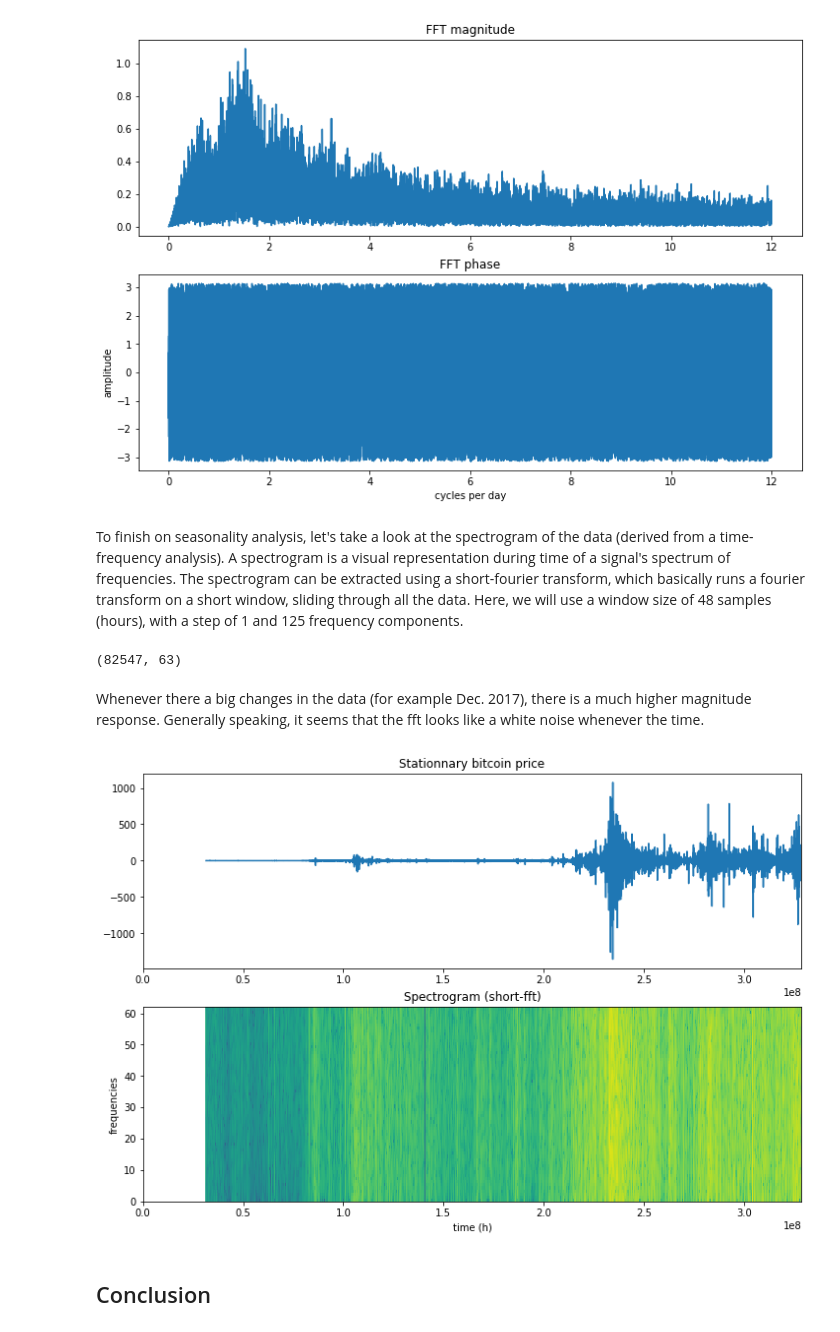
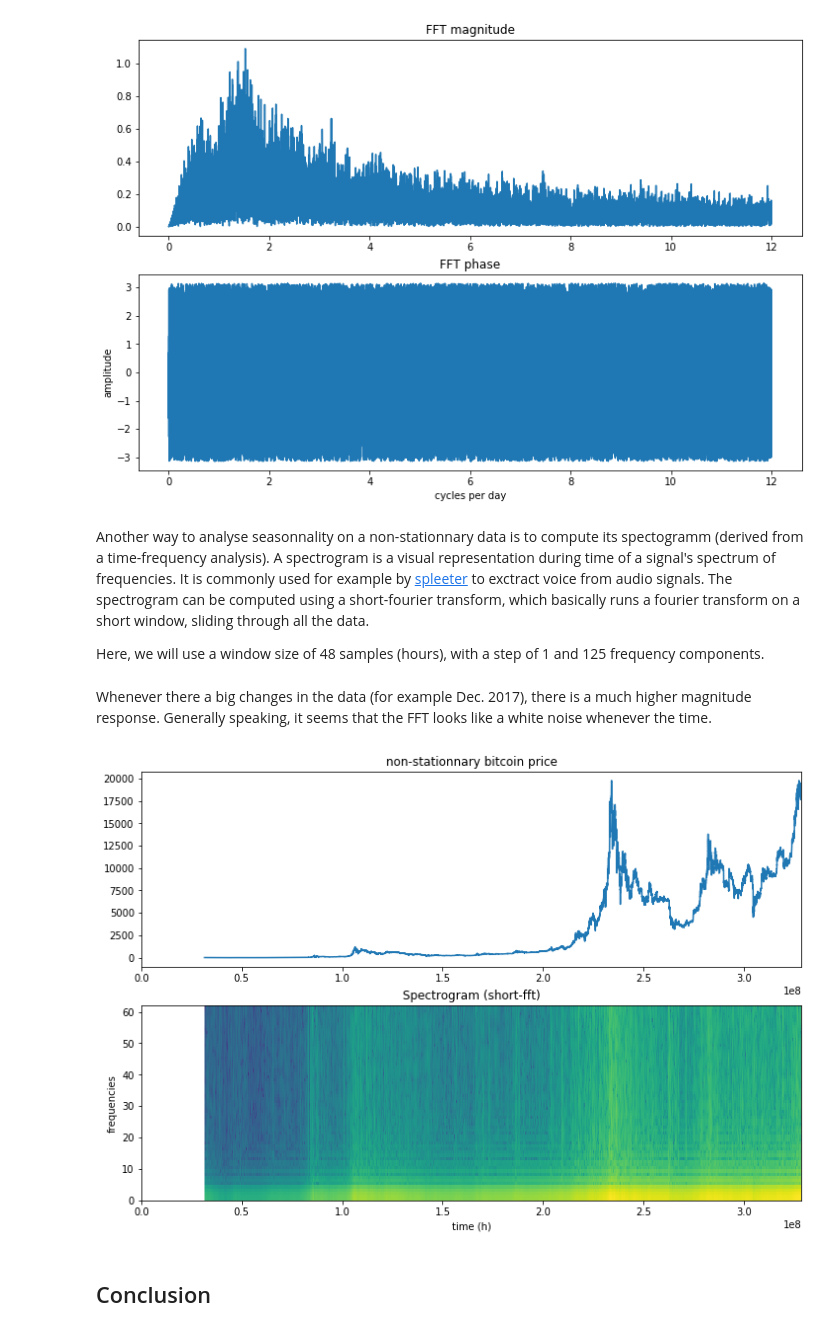
Before and after one commit to ltetrel/ltetrel.github.io, a Jupyter notebook: notebooks/ipynb/bitcoin_price.ipynb, the cells around one changed output. Drawn from its saved outputs; the diff is of its cells as text; code cells hidden in the pictures.

Commit message:
fixed binder data folder issue, updating price analysis post

```diff
--- a/notebooks/ipynb/bitcoin_price.ipynb
+++ b/notebooks/ipynb/bitcoin_price.ipynb
@@ -77,6 +81,6 @@ def read_data(filepath):
 # %%
 # define paths
-filepath = "data/market/price_usd_close_BTC_1h"
+filepath = "/notebooks/data/market/price_usd_close_BTC_1h"
 figure_dir = ""
 
 # loading the hourly data, to avoid unimformative data, we skip the first year (8760 h)
@@ -287,39 +293,37 @@ plt.close()
 # %% [output]
 [figure]
 # %% [markdown]
-To finish on seasonality analysis, let's take a look at the spectrogram of the data (derived from a time-frequency analysis).
-A spectrogram is a visual representation during time of a signal's  spectrum of frequencies.
-The spectrogram can be extracted using a short-fourier transform, which basically runs a fourier transform on a short window, sliding through all the data.
+Another way to analyse seasonnality on a non-stationnary data is to compute its spectogramm (derived from a time-frequency analysis).
+A spectrogram is a visual representation during time of a signal's spectrum of frequencies. It is commonly used for example by [spleeter](https://github.com/deezer/spleeter) to exctract voice from audio signals.
+The spectrogram can be computed using a short-fourier transform, which basically runs a fourier transform on a short window, sliding through all the data.
+
 Here, we will use a window size of 48 samples (hours), with a step of 1 and 125 frequency components.
 # %%
 # tensorflow provides a fast implementation of the fast fourier transform.
-stft = tf.signal.stft(price_dt, frame_length=48, frame_step=1, fft_length=125, pad_end=True)
-print(stft.shape)
+stft = tf.signal.stft(price, frame_length=48, frame_step=1, fft_length=125, pad_end=True)
 spectrogram = tf.abs(stft).numpy()
-# %% [output]
-(82547, 63)
 # %% [markdown]
 Whenever there a big changes in the data (for example Dec. 2017), there is a much higher magnitude response.
-Generally speaking, it seems that the fft looks like a white noise whenever the time.
+Generally speaking, it seems that the FFT looks like a white noise whenever the time.
 # %%
 ### plot
 # inspired from https://www.tensorflow.org/tutorials/audio/simple_audio
 # convert to log scale and transpose so that the time is represented in the x-axis (columns).
 fig, axes = plt.subplots(2, figsize=(12, 8))
 max_time = np.max(time_shifted)
-axes[0].plot(time_shifted, price_centered)
+axes[0].plot(time_shifted, price)
 axes[0].set_xlim([0, max_time])
-axes[0].set_title('Stationnary bitcoin price')
+axes[0].set_title('non-stationnary bitcoin price')
 log_spec = np.log(spectrogram.T)
 axes[1].pcolormesh(time_shifted, np.arange(log_spec.shape[0]), log_spec)
 axes[1].set_xlim([0, max_time])
 axes[1].set_title('Spectrogram (short-fft)')
 axes[1].set(xlabel='time (h)', ylabel='frequencies')
 if figure_dir:
     plt.savefig(os.path.join(figure_dir, "spectrogram.png"))
 plt.show()
 plt.close()
 # %% [output]
-[figure, old version]
+[figure, new version]
 # %% [markdown]
 ## Conclusion
```
Also changed, not shown: parts of 12 cells of this notebook, 4 other files.
